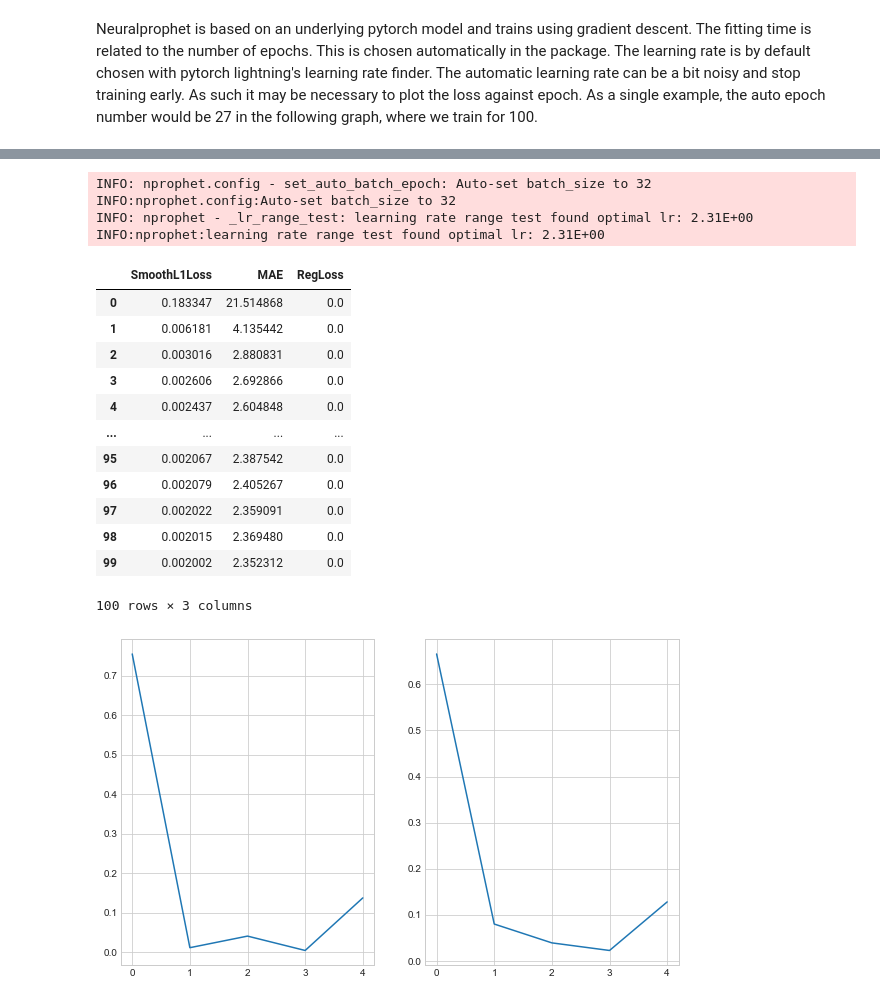
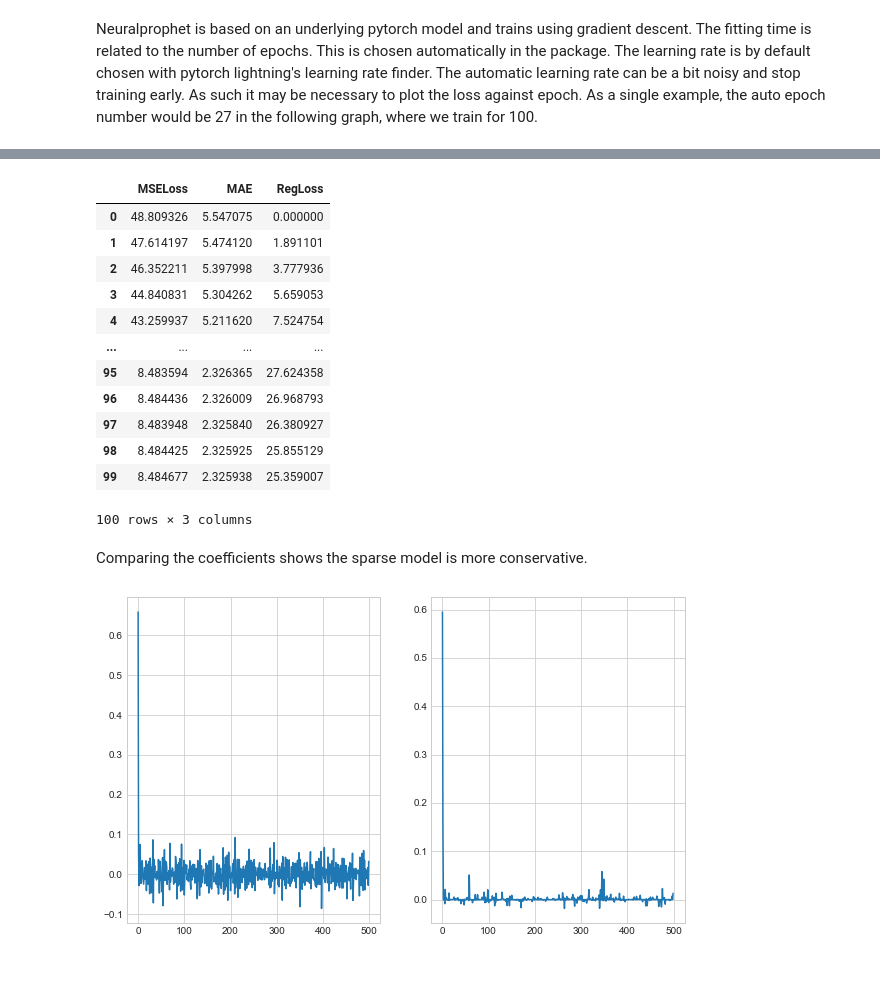
Before and after one commit to stanton119/data-analysis, a Jupyter notebook: TimeSeries/neural_prophet/arima.ipynb, the cells around one changed output, grey strips where cells are left out. Cells and saved outputs as stored; diff of their text form; code cells hidden in the pictures; blank space fills up the shorter version.

```diff
--- a/TimeSeries/neural_prophet/arima.ipynb
+++ b/TimeSeries/neural_prophet/arima.ipynb
@@ -111,7 +189,6 @@ plt.show()
 # %%
-lag = 300
+lag = 500
 t1 = process_time()
-logging.getLogger("nprophet").setLevel(logging.INFO)
 model_nprophet_ar = NeuralProphet(
     growth="off",
     n_changepoints=0,
@@ -120,7 +197,9 @@ model_nprophet_ar = NeuralProphet(
     daily_seasonality=False,
     weekly_seasonality=False,
     yearly_seasonality=False,
-    epochs = 100
+    epochs = 100,
+    loss_func='MSE',
+    normalize='off'
 )
 loss_epoch = model_nprophet_ar.fit(df_train, freq="D")
 print("\n")
@@ -158,0 +232,21 @@ plt.show()
+# %%
+pred_arima = model_arima.predict(start=df_train['ds'].iloc[-1], end=df_train['ds'].iloc[-1] + pd.Timedelta('200D'))
+
+pred_nprophet = df_train.copy()
+for idx in range(200):
+    future_nprophet = model_nprophet_ar.make_future_dataframe(
+        df=pred_nprophet,
+    )
+    temp = model_nprophet_ar.predict(future_nprophet)
+    temp['y'] = temp[['y','yhat1']].fillna(0).sum(axis=1)
+    temp = temp[['ds','y']]
+    pred_nprophet = pred_nprophet.append(temp.iloc[-1])
+pred_nprophet = pred_nprophet.iloc[-201:].reset_index(drop=True)
+
+fig, ax = plt.subplots(figsize=(10, 6))
+pred_arima.plot(ax=ax, label='ARIMA')
+pred_nprophet.set_index('ds')['y'].plot(ax=ax, label='np')
+df_train.set_index('ds')['y'].iloc[-1500:].plot(ax=ax, label='actual')
+ax.set_ylabel("Temp (°C)")
+fig.legend()
+plt.show()
@@ -159,9 +261,5 @@ plt.show()
 # %%
-lag = 5
-model_arima = statsmodels.tsa.arima.model.ARIMA(endog=df_train.set_index('ds'), order=(lag,0,0), freq='1D').fit()
-
-# fit neuralprophet
-model_nprophet_ar = NeuralProphet(
+model_nprophet_ar_sparse = NeuralProphet(
     growth="off",
     n_changepoints=0,
     n_forecasts=1,
@@ -169,31 +267,32 @@ model_nprophet_ar = NeuralProphet(
     daily_seasonality=False,
     weekly_seasonality=False,
     yearly_seasonality=False,
-    epochs = 100
+    epochs = 100,
+    loss_func='MSE',
+    normalize='off',
+    ar_sparsity=0.0001  # *** #
 )
-model_nprophet_ar.fit(df_train, freq="D")
+model_nprophet_ar_sparse.fit(df_train, freq="D")
 # %% [output]
+|  | MSELoss | MAE | RegLoss |
+| 0 | 48.809326 | 5.547075 | 0.000000 |
+| 1 | 47.614197 | 5.474120 | 1.891101 |
+| 2 | 46.352211 | 5.397998 | 3.777936 |
+| 3 | 44.840831 | 5.304262 | 5.659053 |
+| 4 | 43.259937 | 5.211620 | 7.524754 |
+| ... | ... | ... | ... |
+| 95 | 8.483594 | 2.326365 | 27.624358 |
+| 96 | 8.484436 | 2.326009 | 26.968793 |
+| 97 | 8.483948 | 2.325840 | 26.380927 |
+| 98 | 8.484425 | 2.325925 | 25.855129 |
+| 99 | 8.484677 | 2.325938 | 25.359007 |
-INFO: nprophet.config - set_auto_batch_epoch: Auto-set batch_size to 32
-INFO:nprophet.config:Auto-set batch_size to 32
-INFO: nprophet - _lr_range_test: learning rate range test found optimal lr: 2.31E+00
-INFO:nprophet:learning rate range test found optimal lr: 2.31E+00
+100 rows × 3 columns
-|  | SmoothL1Loss | MAE | RegLoss |
-| 0 | 0.183347 | 21.514868 | 0.0 |
-| 1 | 0.006181 | 4.135442 | 0.0 |
-| 2 | 0.003016 | 2.880831 | 0.0 |
-| 3 | 0.002606 | 2.692866 | 0.0 |
-| 4 | 0.002437 | 2.604848 | 0.0 |
-| ... | ... | ... | ... |
-| 95 | 0.002067 | 2.387542 | 0.0 |
-| 96 | 0.002079 | 2.405267 | 0.0 |
-| 97 | 0.002022 | 2.359091 | 0.0 |
-| 98 | 0.002015 | 2.369480 | 0.0 |
-| 99 | 0.002002 | 2.352312 | 0.0 |
-100 rows × 3 columns
+# %% [markdown]
+ Comparing the coefficients shows the sparse model is more conservative.
 # %%
 fig, ax = plt.subplots(figsize=(10,6), ncols=2)
-ax[0].plot(model_arima.params.iloc[1:-1].to_numpy(), label='ARIMA')
-ax[1].plot(np.flip(model_nprophet_ar.model.ar_weights.detach().numpy()).flatten(), label='np')
+ax[0].plot(np.flip(model_nprophet_ar.model.ar_weights.detach().numpy()).flatten(), label='np')
+ax[1].plot(np.flip(model_nprophet_ar_sparse.model.ar_weights.detach().numpy()).flatten(), label='np')
 plt.show()
 # %% [output]
-[figure, old version]
+[figure, new version]
```
Also changed, not shown: parts of 18 cells of this notebook, 17 other files.
